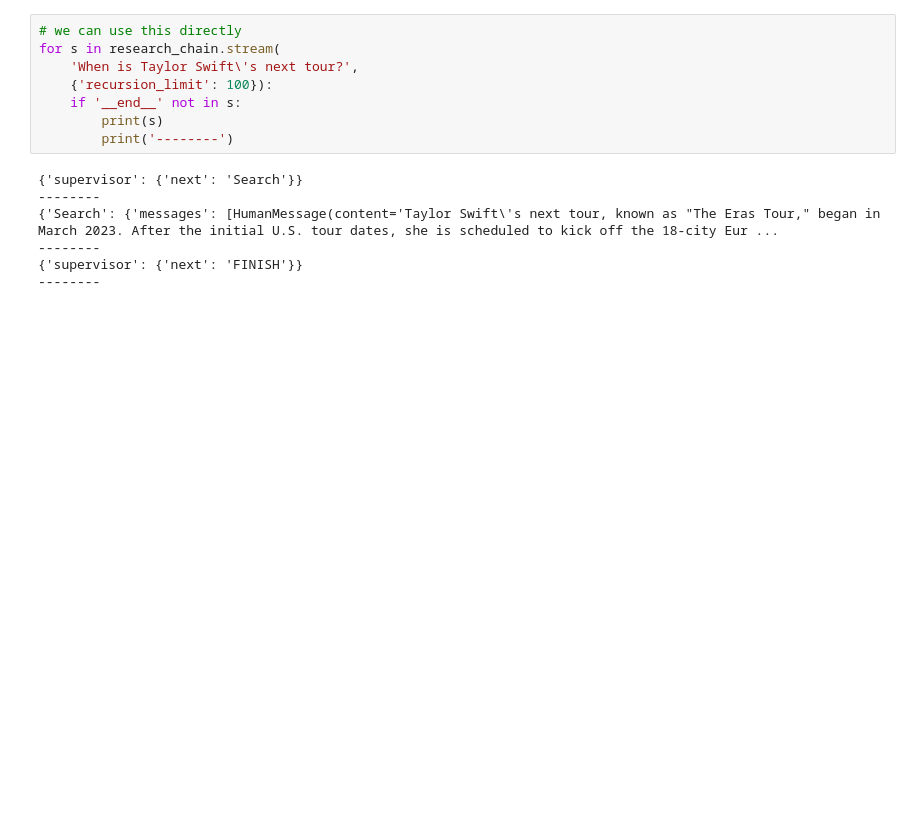
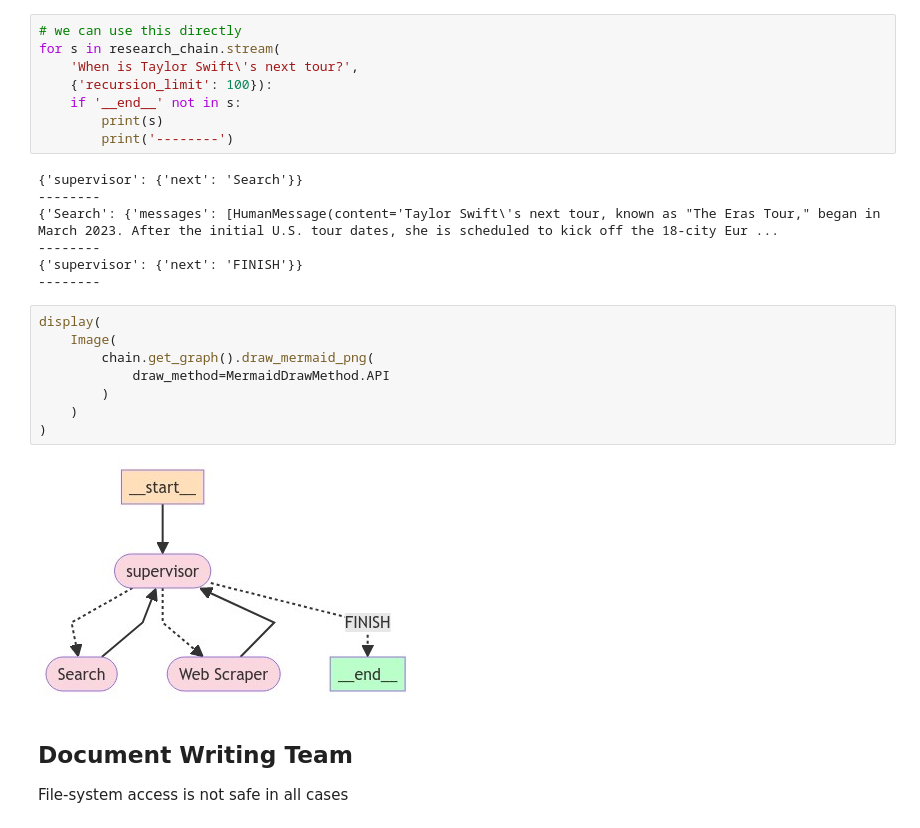
Before and after one commit to ad71/ragbot, a Jupyter notebook: hierarchical_agent_teams.ipynb, the cells around one changed output. Drawn from its saved outputs; the diff is of its cells as text; blank space fills up the shorter version.

Commit message:
doc writing team

```diff
--- a/hierarchical_agent_teams.ipynb
+++ b/hierarchical_agent_teams.ipynb
@@ -287,3 +289,16 @@ for s in research_chain.stream(
 --------
 {'supervisor': {'next': 'FINISH'}}
 --------
+# %%
+display(
+    Image(
+        chain.get_graph().draw_mermaid_png(
+            draw_method=MermaidDrawMethod.API
+        )
+    )
+)
+# %% [output]
+[figure, added]
+# %% [markdown]
+## Document Writing Team
+File-system access is not safe in all cases
```
Also changed, not shown: parts of 5 cells of this notebook.
